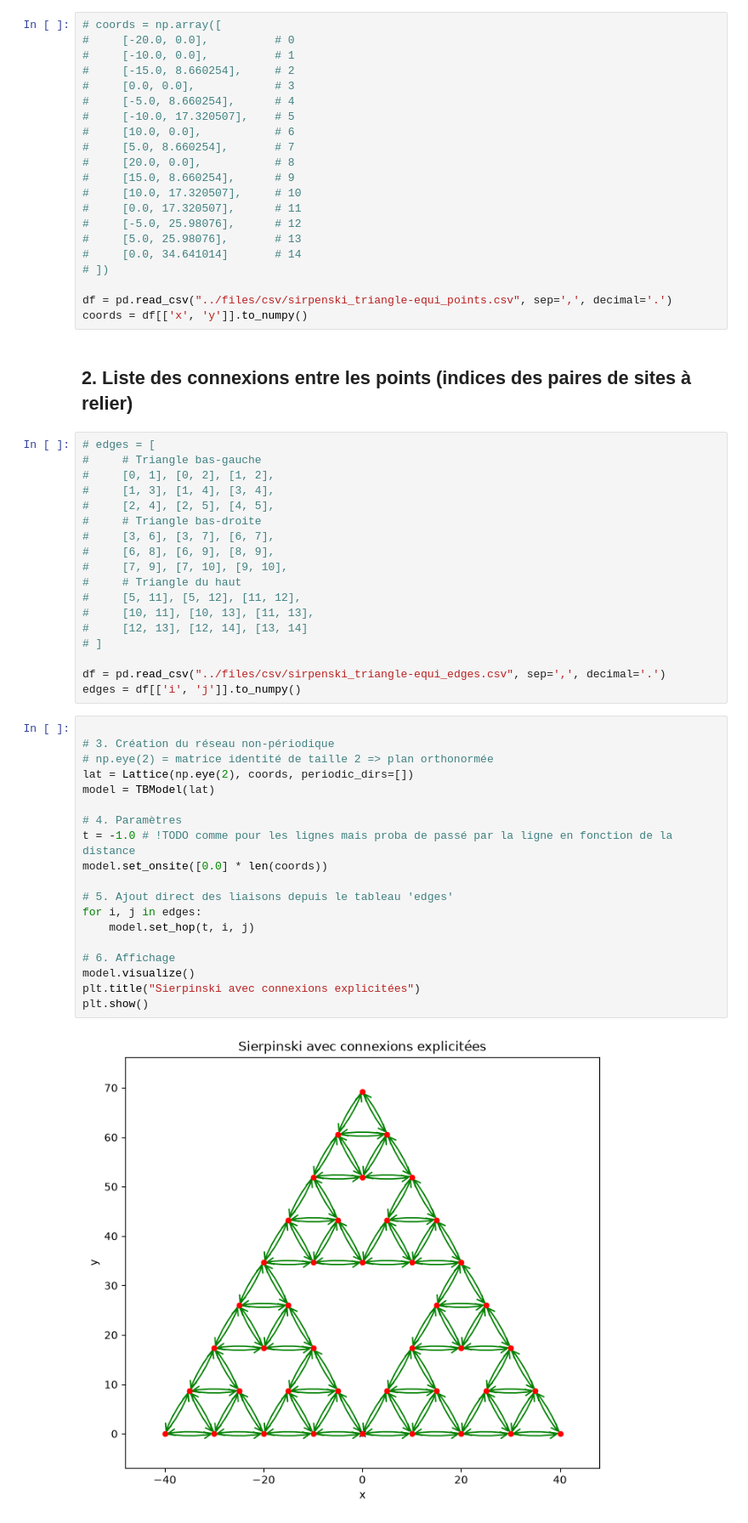
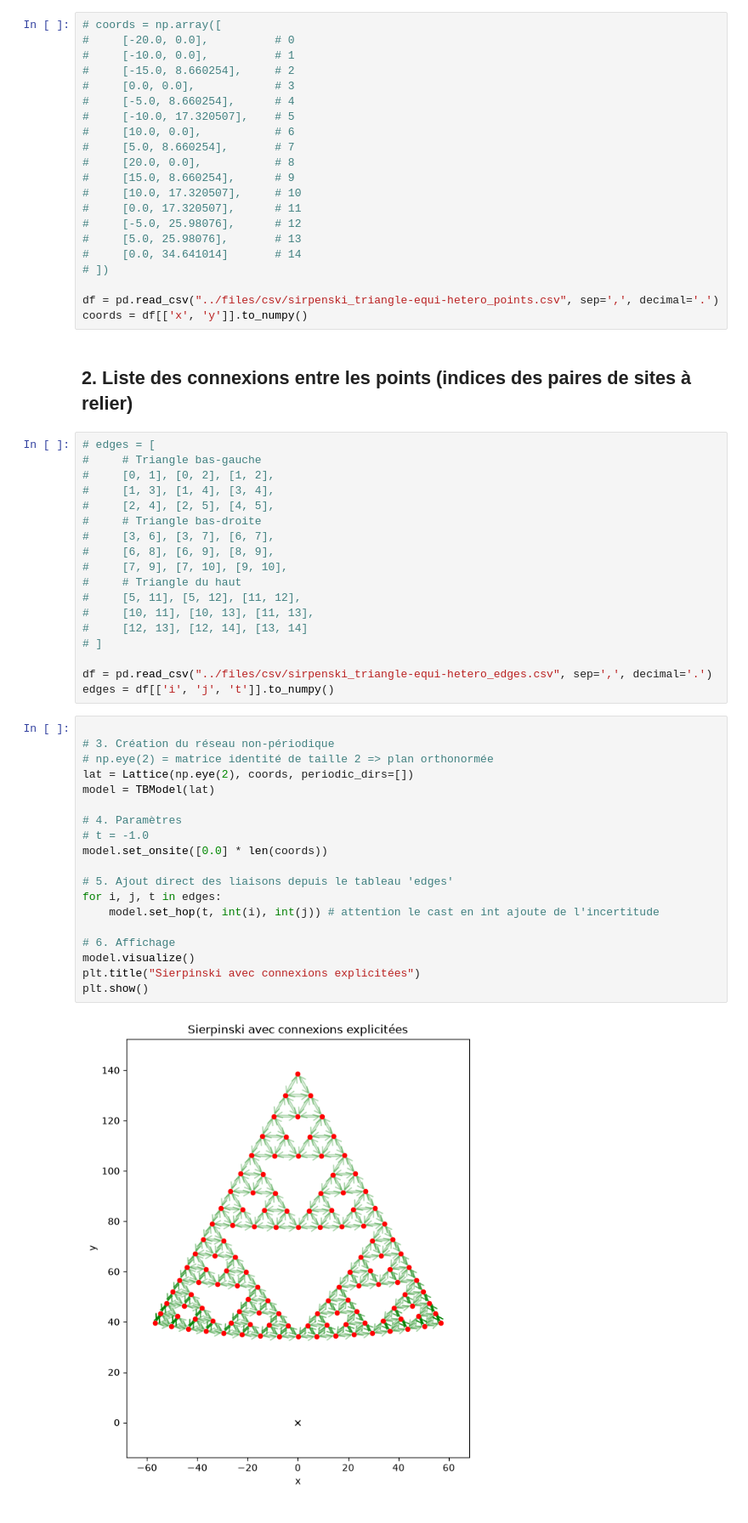
Before and after one commit to CesarDablemont/Fractal-wizard-rust, a Jupyter notebook: python/fractal.ipynb, the cells around one changed output. Shown at 85% size. Cells and saved outputs as stored; diff of their text form.

```diff
--- a/python/fractal.ipynb
+++ b/python/fractal.ipynb
@@ -24,7 +24,7 @@ from pythtb import TBModel, Lattice
 #     [0.0, 34.641014]       # 14
 # ])
 
-df = pd.read_csv("../files/csv/sirpenski_triangle-equi_points.csv", sep=',', decimal='.')
+df = pd.read_csv("../files/csv/sirpenski_triangle-equi-hetero_points.csv", sep=',', decimal='.')
 coords = df[['x', 'y']].to_numpy()
 # %% [markdown]
 ## 2. Liste des connexions entre les points (indices des paires de sites à relier)
@@ -44,29 +44,29 @@ coords = df[['x', 'y']].to_numpy()
 #     [12, 13], [12, 14], [13, 14]
 # ]
 
-df = pd.read_csv("../files/csv/sirpenski_triangle-equi_edges.csv", sep=',', decimal='.')
-edges = df[['i', 'j']].to_numpy()
+df = pd.read_csv("../files/csv/sirpenski_triangle-equi-hetero_edges.csv", sep=',', decimal='.')
+edges = df[['i', 'j', 't']].to_numpy()
 # %%
 
 # 3. Création du réseau non-périodique
 # np.eye(2) = matrice identité de taille 2 => plan orthonormée
 lat = Lattice(np.eye(2), coords, periodic_dirs=[])
 model = TBModel(lat)
 
 # 4. Paramètres
-t = -1.0 # !TODO comme pour les lignes mais proba de passé par la ligne en fonction de la distance
+# t = -1.0
 model.set_onsite([0.0] * len(coords))
 
 # 5. Ajout direct des liaisons depuis le tableau 'edges'
-for i, j in edges:
-    model.set_hop(t, i, j)
+for i, j, t in edges:
+    model.set_hop(t, int(i), int(j)) # attention le cast en int ajoute de l'incertitude
 
 # 6. Affichage
 model.visualize()
 plt.title("Sierpinski avec connexions explicitées")
 plt.show()
 # %% [output]
-[figure, old version]
+[figure, new version]
 # %%
 # 1. Calcul des niveaux d'énergie discrets (15 valeurs propres)
 evals = model.solve_ham()
```
Also changed, not shown: parts of 1 cell of this notebook, 8 other files.
